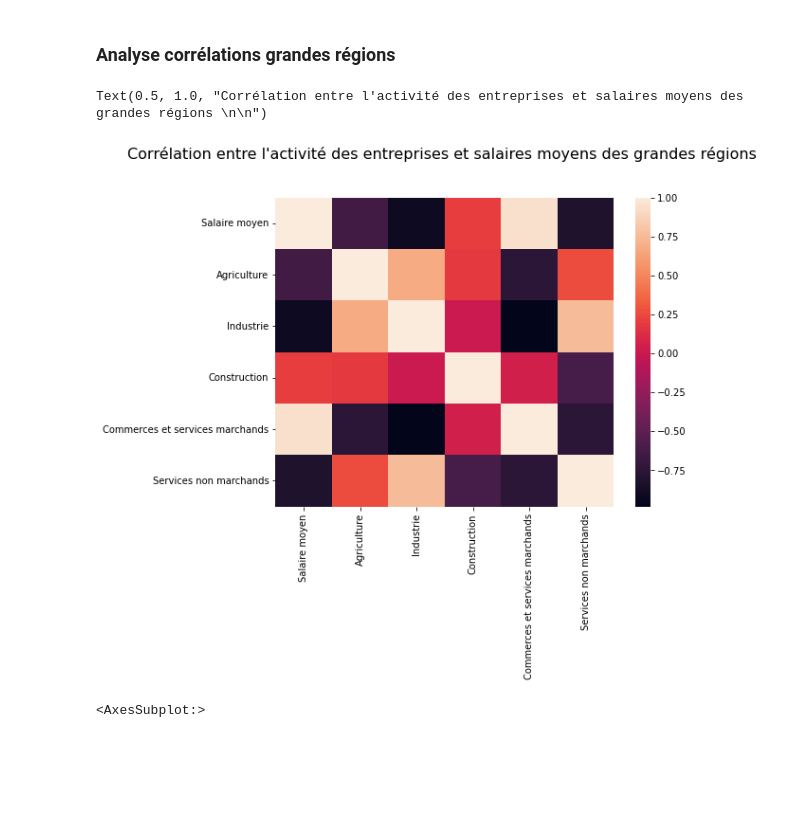
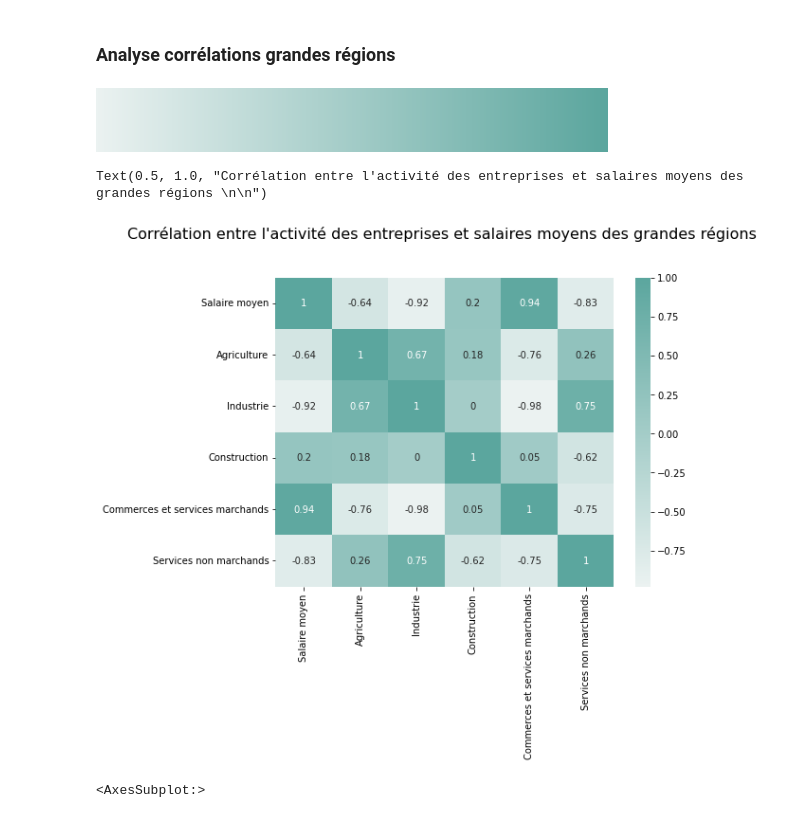
Before and after one commit to Mariehf64/fev23cda_french_industry, a Jupyter notebook: EDA_Vivien_2020/Entreprises et Salaires 2020.ipynb, the cells around one changed output. Drawn from its saved outputs; the diff is of its cells as text; code cells hidden in the pictures; blank space fills up the shorter version.

```diff
--- a/EDA_Vivien_2020/Entreprises et Salaires 2020.ipynb
+++ b/EDA_Vivien_2020/Entreprises et Salaires 2020.ipynb
@@ -518,18 +518,23 @@ gde_regions_synth_prop
 | 7 | Outre-Mer | 14.29 | 0.033698 | 0.085514 | 0.106263 | 0.631970 | ... |
 # %% [markdown]
 ### Analyse corrélations grandes régions ##
+# %%
+light_pal = sns.light_palette('#5BA69E', input='rgb', as_cmap=True)
+light_pal
+# %% [output]
+[figure, added]
 # %%
 colors = ["#D91122", "#5BA69E", "#F2911B", "#F2C094", "#F29494"]
 
 gde_regions_synth_prop.columns = ['Grande region', 'Salaire moyen', 'Agriculture', 'Industrie', 'Construction', 'Commerces et services marchands', 'Services non marchands']
 
 plt.figure(figsize=(8,6))
-sns.heatmap(gde_regions_synth_prop.corr())
+sns.heatmap(np.round(gde_regions_synth_prop.corr(),2), annot=True, cmap=light_pal)
 
 plt.title('Corrélation entre l\'activité des entreprises et salaires moyens des grandes régions \n\n', fontsize=16)
 # %% [output]
 Text(0.5, 1.0, "Corrélation entre l'activité des entreprises et salaires moyens des grandes régions \n\n")
-[figure, old version]
+[figure, new version]
 # %%
 sns.heatmap(gde_regions_synth.corr())
 # %% [output]
```
Also changed, not shown: parts of 1 cell of this notebook, 1 other file.
